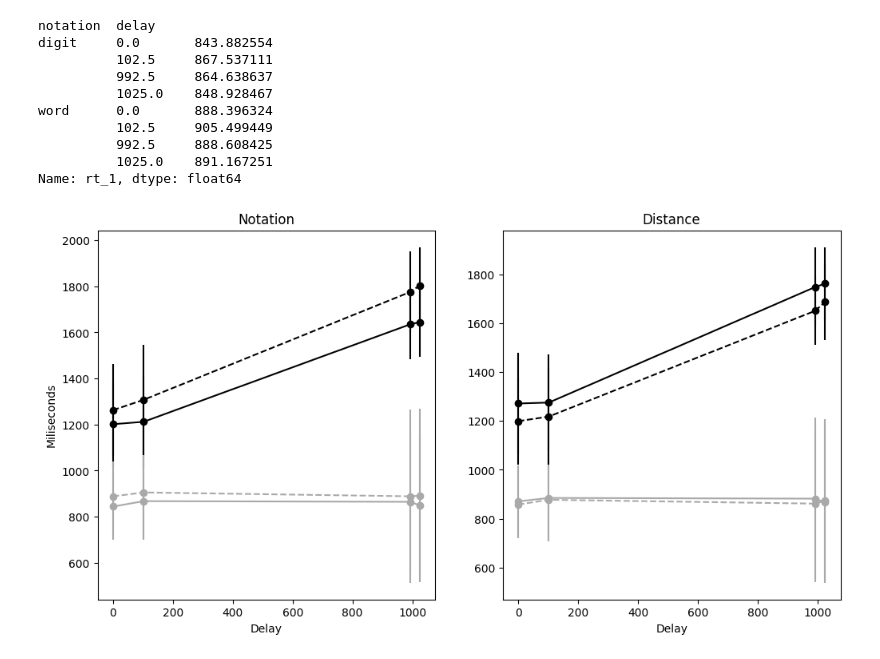
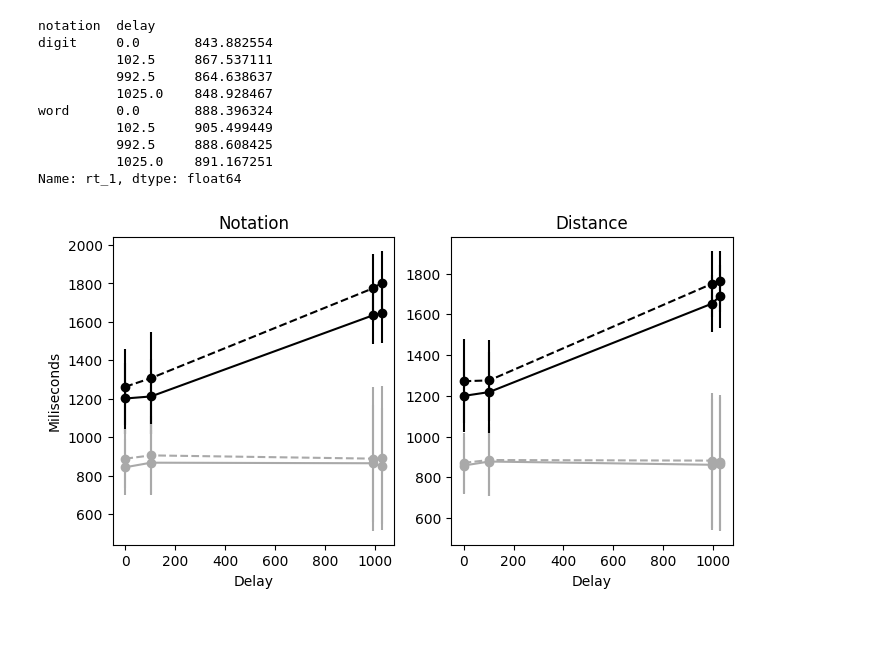
Before and after one commit to AbiOppenheim/INCC-parsing_a_cognitive_task, a Jupyter notebook: data/analysis.ipynb, the cells around one changed output. Saved outputs shown, nothing was run; the diff lists cells and outputs as text; code cells hidden in the pictures; blank space fills up the shorter version.

```diff
--- a/data/analysis.ipynb
+++ b/data/analysis.ipynb
@@ -35,11 +55,3 @@ if not os.path.exists("metadata.csv"):
     df.to_csv("metadata.csv")
 else:
     df = pd.read_csv("metadata.csv")
-# %%
-corpus_files = os.listdir(corpus_dir)
-d = 0
-for file in corpus_files:
-    file_df = pd.read_csv(f"{corpus_dir}/{file}")
-    delays = set(file_df["delay"].values)
-    d += len(delays)==4
-print(d)
@@ -75,6 +84,7 @@ indexes = ["RT", "distance", "notation"]
 
 mean_RT_delay_1025 = pd.DataFrame()
 for file in corpus_files:
+    if file.endswith(".csv"):
         file_df = pd.read_csv(f"{corpus_dir}/{file}")
         file_df = file_df[file_df["delay"] == 1025]
         file_df["notation"] = file_df.apply(lambda row: "word" if row.is_word else "digit", axis=1)
@@ -205,6 +239,7 @@ plt.show()
 mean_notation_RTs = pd.DataFrame()
 mean_distance_RTs = pd.DataFrame()
 for file in corpus_files:
+    if file.endswith(".csv"):
         file_df = pd.read_csv(f"{corpus_dir}/{file}")
         file_df["notation"] = file_df.apply(lambda row: "word" if row.is_word else "digit", axis=1)
         file_df["distance"] = file_df.apply(lambda row: "close" if abs(45 - row.number) <= 12 else "far", axis=1)
@@ -255,7 +290,7 @@ Name: rt_1, dtype: float64
 # subplot 1: Scatter plot with mean RTs for each delay (x axis) and notation (color)
 # subplot 2: Scatter plot with mean RTs for each delay (x axis) and distance (color)
 
-fig, ax = plt.subplots(1, 2, figsize=(12, 6))
+fig, ax = plt.subplots(1, 2, figsize=(8, 4))
 
 # add scatter plot with lines for mean_notation_RTs with notation as color and line properties
 for notation in ["digit", "word"]:
@@ -281,32 +316,37 @@ for notation in ["digit", "word"]:
 for distance in ["close", "far"]:
     rt_1_mean = mean_distance_RTs.groupby(["distance", "delay"]).rt_1.mean().reset_index()
     rt_1_std = mean_distance_RTs.groupby(["distance", "delay"]).rt_1.std().reset_index()
 
     rt_2_accum_mean = mean_distance_RTs.groupby(["distance", "delay"]).rt_2_accum.mean().reset_index()
     rt_2_accum_std = mean_distance_RTs.groupby(["distance", "delay"]).rt_2_accum.std().reset_index()
 
     # scatter with error bars
-    fmt_line = 'o-' if distance == "close" else 'o--'
+    fmt_line = 'o-' if distance == "far" else 'o--'
 
     ax[1].errorbar( rt_1_mean[rt_1_mean["distance"] == distance]["delay"],
                     rt_1_mean[rt_1_mean["distance"] == distance]["rt_1"],
                     yerr=rt_1_std[rt_1_std["distance"] == distance]["rt_1"],
                     fmt=fmt_line, label=distance, color="darkgray")
 
     ax[1].errorbar( rt_2_accum_mean[rt_2_accum_mean["distance"] == distance]["delay"],
                     rt_2_accum_mean[rt_2_accum_mean["distance"] == distance]["rt_2_accum"],
                     yerr=rt_2_accum_std[rt_2_accum_std["distance"] == distance]["rt_2_accum"],
                     fmt=fmt_line, label=distance, color="black")
 
 
 ax[0].set_title('Notation')
 ax[0].set_ylabel('Miliseconds')
 ax[0].set_xlabel('Delay')
 
 ax[1].set_title('Distance')
 ax[1].set_ylabel('')
 ax[1].set_xlabel('Delay')
 
 plt.show()
+
+# En el gráfico de notation, las líneas punteadas son para las palabras
+# y las líneas continuas para los dígitos.
+
+# En el gráfico de distance, las líneas punteadas son para los close.
 # %% [output]
-[figure, old version]
+[figure, new version]
```
Also changed, not shown: parts of 15 cells of this notebook.
